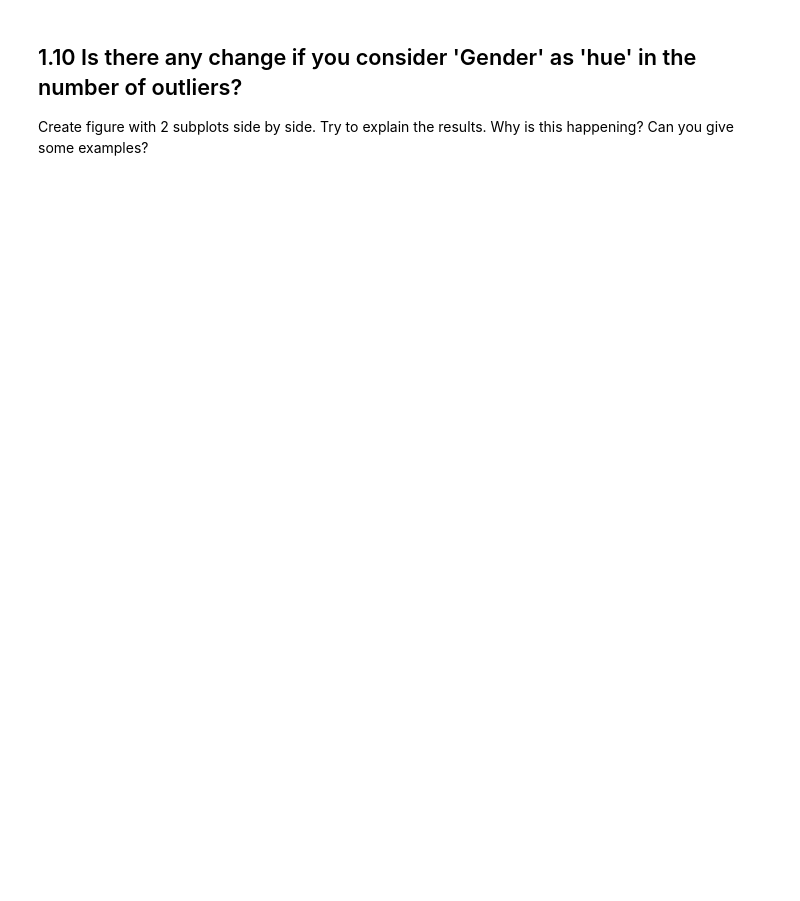
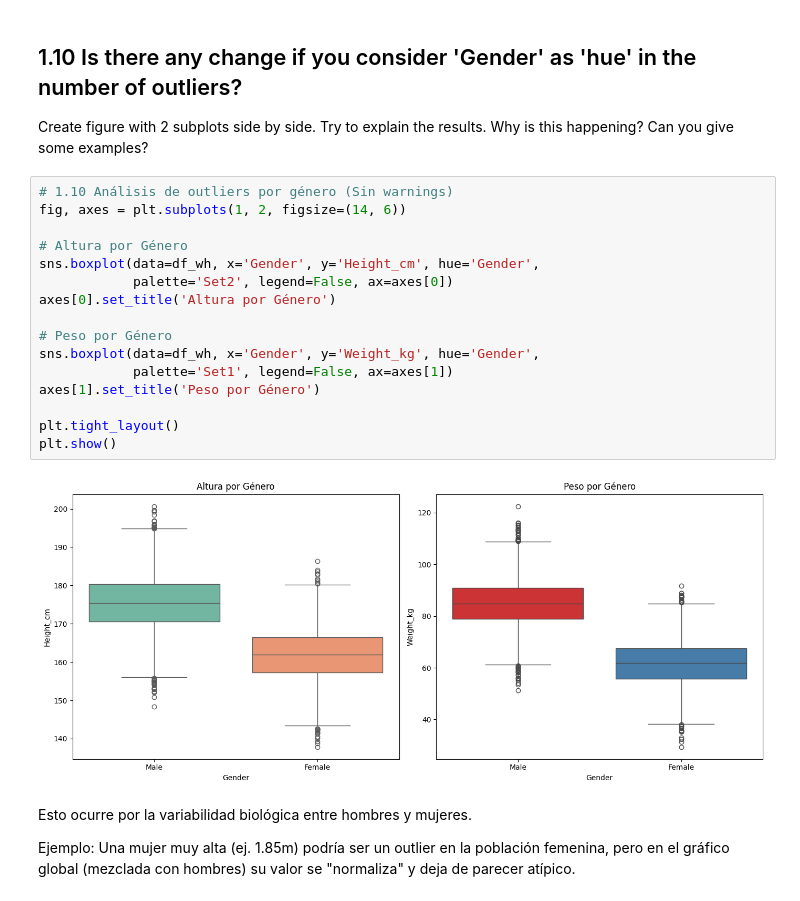
Before and after one commit to GaelDiazLopez-Edu/Task_2.1_Visualization, a Jupyter notebook: plot_distribution_exercise.ipynb, the cells around one changed output. Cells and saved outputs as stored; diff of their text form; blank space fills up the shorter version.

```diff
--- a/plot_distribution_exercise.ipynb
+++ b/plot_distribution_exercise.ipynb
@@ -161,3 +216,25 @@ Create figure with 2 subplots side by side
 ## 1.10 Is there any change if you consider 'Gender' as 'hue' in the number of outliers?
 
 Create figure with 2 subplots side by side. Try to explain the results. Why is this happening? Can you give some examples?
+# %%
+# 1.10 Análisis de outliers por género (Sin warnings)
+fig, axes = plt.subplots(1, 2, figsize=(14, 6))
+
+# Altura por Género
+sns.boxplot(data=df_wh, x='Gender', y='Height_cm', hue='Gender',
+            palette='Set2', legend=False, ax=axes[0])
+axes[0].set_title('Altura por Género')
+
+# Peso por Género
+sns.boxplot(data=df_wh, x='Gender', y='Weight_kg', hue='Gender',
+            palette='Set1', legend=False, ax=axes[1])
+axes[1].set_title('Peso por Género')
+
+plt.tight_layout()
+plt.show()
+# %% [output]
+[figure, added]
+# %% [markdown]
+Esto ocurre por la variabilidad biológica entre hombres y mujeres.
+
+Ejemplo: Una mujer muy alta (ej. 1.85m) podría ser un outlier en la población femenina, pero en el gráfico global (mezclada con hombres) su valor se "normaliza" y deja de parecer atípico.
```
Also changed, not shown: parts of 5 cells of this notebook.
